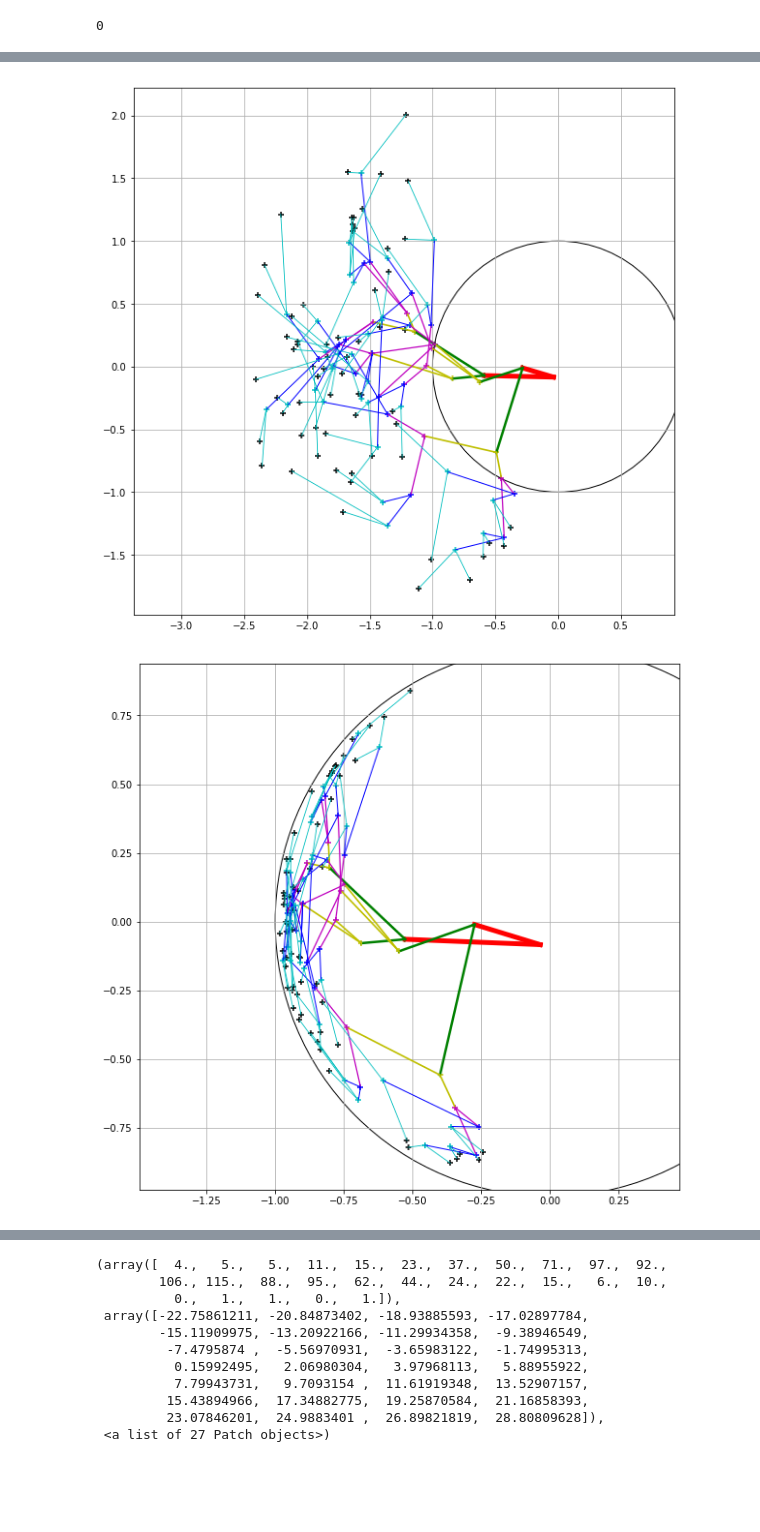
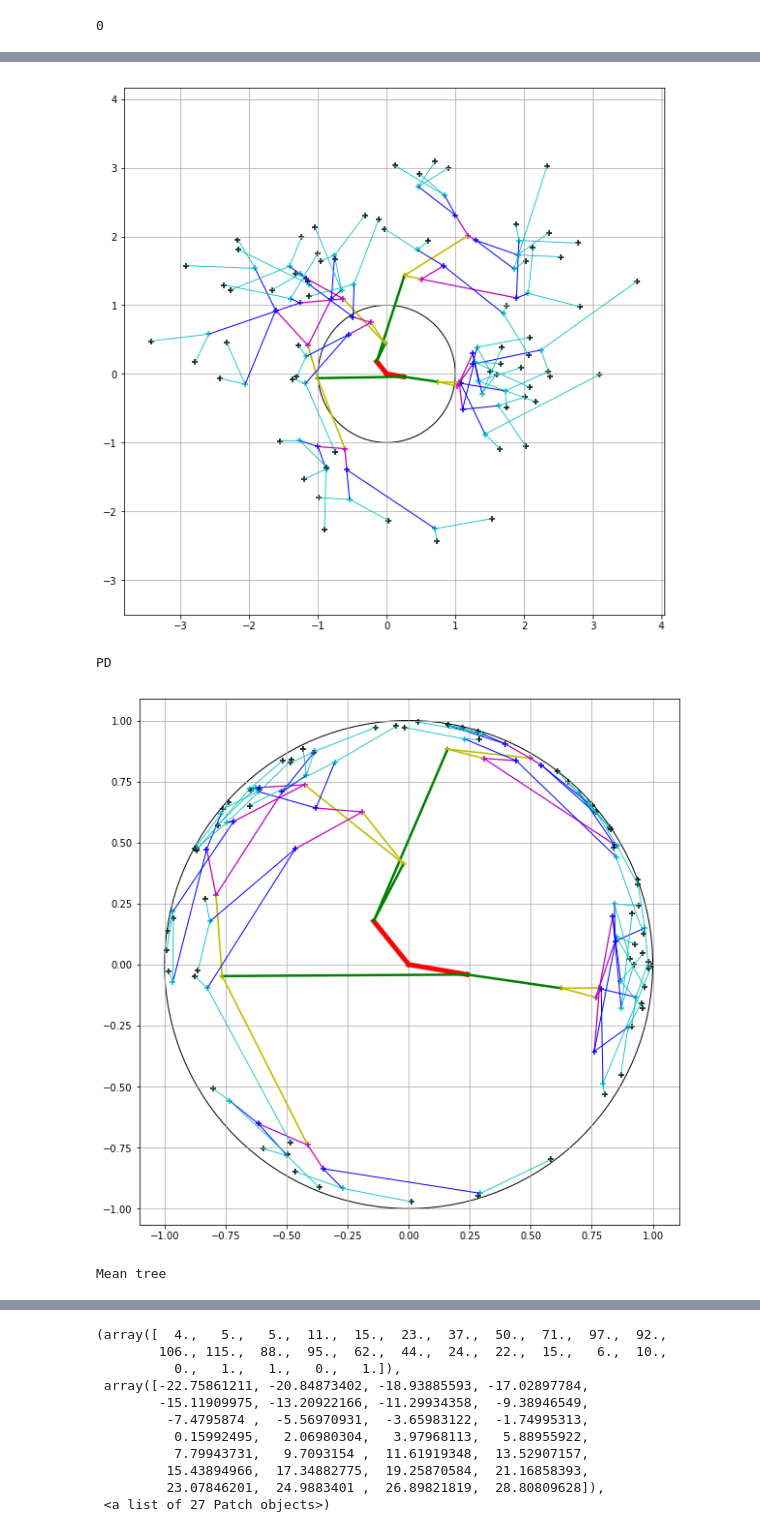
Before and after one commit to iov9000/pwa, a Jupyter notebook: PWA.ipynb, the cells around one changed output, grey strips where cells are left out. Drawn from its saved outputs; the diff is of its cells as text; code cells hidden in the pictures; blank space fills up the shorter version.

```diff
--- a/PWA.ipynb
+++ b/PWA.ipynb
@@ -122,8 +132,8 @@ tf.reset_default_graph()
 np.random.seed(4)
 tf.set_random_seed(4)
 opts = {}
-opts['dataset'] = 'mnist'
-opts['nw_type'] = 'simple'
+opts['dataset'] = 'bd'
+opts['nw_type'] = 'mlp'
 opts['input_dim'] = 50
 if opts['dataset'] == 'nnlm':
     opts['input_dim'] = 128
@@ -132,17 +142,17 @@ if opts['dataset'] == 'mnist':
     opts['input_dim'] = 784
     opts['nw_type'] = 'mlp'
 
+opts['dim_z'] = 2
 opts['lr_adam'] = 1e-3
 opts['lr_rsgd'] = 1e-3
 opts['batch_size'] = 64
 opts['nn_act_fn'] = tf.nn.relu
-opts['beta_mmd'] = 10.0
+opts['beta_mmd'] = 50.0
 opts['sigma_mmd'] = 1.0 # Laplacian kernel width
 opts['mmd_q'] = 1
 opts['varregnorm'] = 2 # L1 or L2
 opts['lambda_mmd'] = 1.0 # variance regularizer weight to avoid variance collapse
 opts['beta_kld'] = 10.0
-opts['dim_z'] = 2
 opts['hyp_c'] = 1.0
 opts['use_expmap'] = False
 opts['hyp_mu'] = False
@@ -171,11 +181,11 @@ if opts['dataset'] == 'bd':
     eval_tsne_distortion(X_train,1,opts)
     #draw_latent_tree_tsne(opts,X_embedded,treedepth=opts['treedepth'],b=2,c=opts['c'],d=2,subset_len=1,plot_means=False)
     model = trainer(opts, data=X_train_flat,
-                visdata_train=X_train, visdata_test=X_test, epoch=100, nr_samples=len(X_train_flat), shuffle=True, subset_len=5)
+                visdata_train=X_train, visdata_test=X_test, epoch=10, nr_samples=len(X_train_flat), shuffle=True, subset_len=5)
     #draw_latent_tree(opts,X_train,model,treedepth=opts['treedepth'],
     #                         b=2,c=opts['c'],d=opts['input_dim'],subset_len=subset_len,plot_means=False)
     draw_latent_tree(opts,X_test,model,treedepth=opts['treedepth'],
-                     b=2,c=opts['c'],d=opts['input_dim'],subset_len=8,plot_means=False)
+                     b=2,c=opts['c'],d=opts['input_dim'],subset_len=2,plot_means=False)
     mean_tree = np.mean(X_test,0,keepdims=True)
     mean_tree = np.mean(mean_tree,2,keepdims=True)
     draw_latent_tree_tsne(opts,mean_tree,treedepth=6,b=2,c=1,d=2,subset_len=1,plot_means=False)
@@ -183,7 +193,7 @@ elif opts['dataset'] == 'nnlm':
     X_train, X_test = load_wordnet_data('nnlm')
     #X_embedded, avg_dist_tsne = eval_tsne_distortion(X_train,X_train.shape[0],opts,tree=False)
     model = trainer(opts, data=X_train,
-                visdata_train=X_train, visdata_test=X_test, epoch=100, nr_samples=len(X_train), shuffle=False, subset_len=2)
+                visdata_train=X_train, visdata_test=X_test, epoch=10, nr_samples=len(X_train), shuffle=False, subset_len=2)
     Z_test = model.transformer_mu(np.reshape(X_train,[-1,opts['input_dim']]))
     draw_wordnet_tree(Z_test,50)
 else:
@@ -213,19 +236,22 @@ draw_wordnet_tree(Z_test,100)
 [figure]
 0
 # %%
-X_train, X_train_flat, X_test = generate_tree_dataset(n_train=10,n_test=10,scale=1,
-                                        treedepth=6,b=2,c=1,d=2,offset=1,
-                                                     strict_norms=True,center=True,stricter_norms=False)
+X_train, X_train_flat, X_test = generate_tree_dataset(n_train=10,n_test=10,scale=1/5,
+                                        treedepth=6,b=2,c=1,d=2,offset=0.5,
+                                                     strict_norms=True,center=False,stricter_norms=False)
 
 # test exp and logmap
 X_train_pd = np_exp_map(X_train_flat)
 X_logmap = np_log_map(X_train_pd)
+
+print("Eucl")
 draw_latent_tree_tsne(opts,X_train_flat,treedepth=6,b=2,c=1,d=2,subset_len=1,plot_means=False)
+print("PD")
 draw_latent_tree_tsne(opts,X_train_pd,treedepth=6,b=2,c=1,d=2,subset_len=1,plot_means=False)
 #draw_latent_tree_tsne(opts,X_logmap,treedepth=6,b=2,c=1,d=2,subset_len=1,plot_means=False)
-
 mean_tree = np.mean(X_train,0,keepdims=True)
 mean_tree = np.mean(mean_tree,2,keepdims=True)
+print("Mean tree")
 draw_latent_tree_tsne(opts,mean_tree,treedepth=6,b=2,c=1,d=2,subset_len=1,plot_means=False)
 
 print(np.max(X_train_flat))
@@ -236,2 +263,4 @@ Done
-[figure, old version]
+[figure, new version]
+PD
-[figure, old version]
+[figure, new version]
+Mean tree
```
Also changed, not shown: parts of 7 cells of this notebook, 2 other files.
